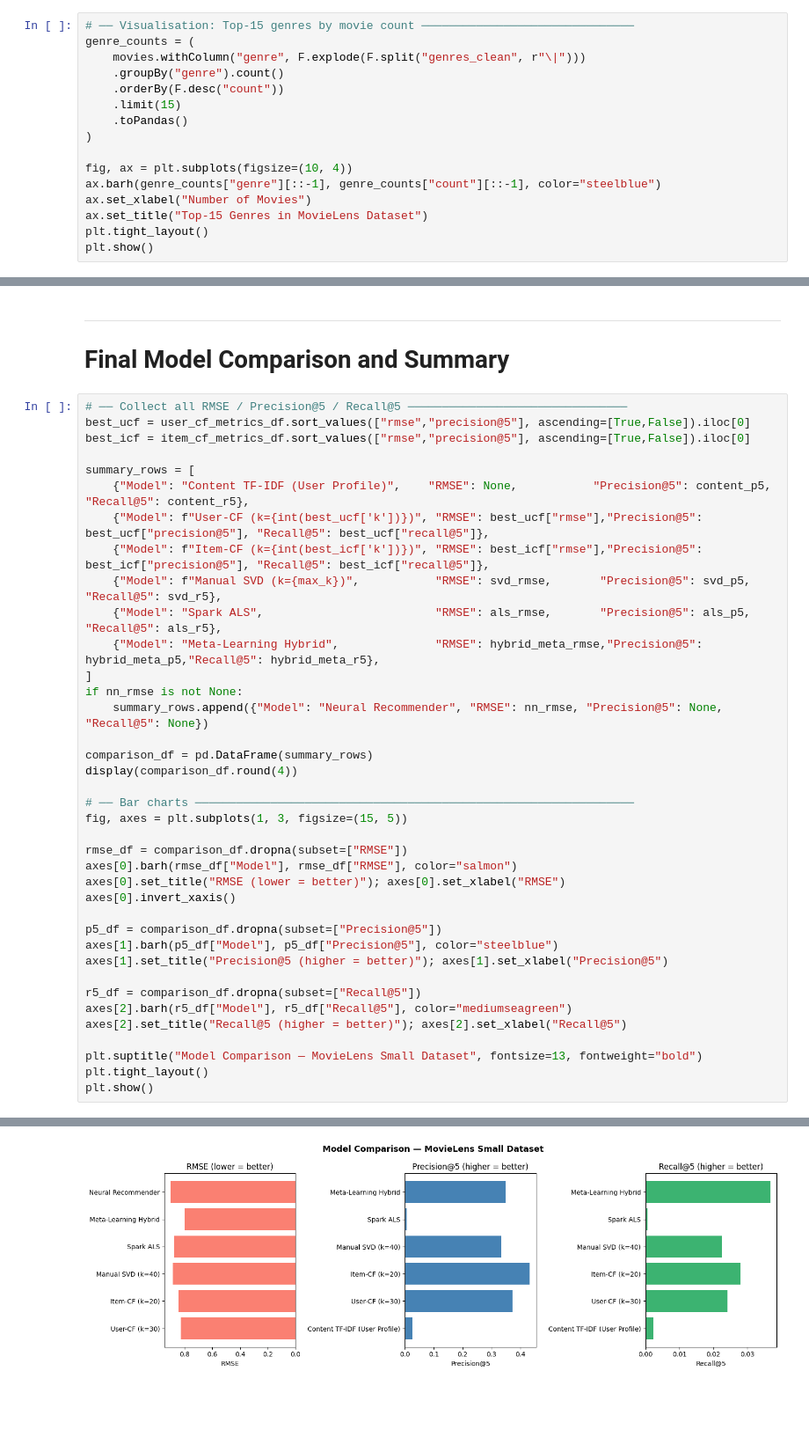
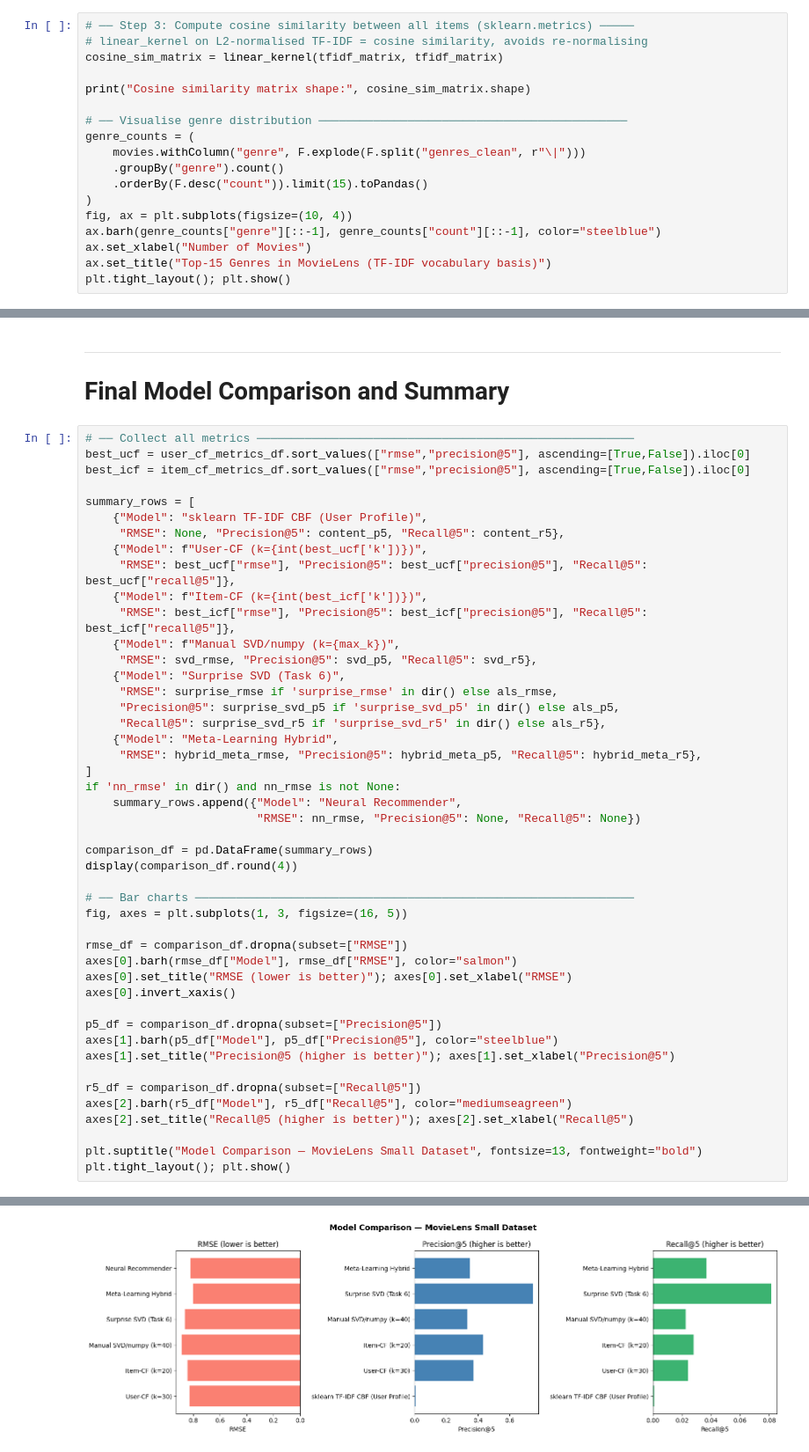
Before and after one commit to ashcrows/iitj_m25de1047_mlbd_Assignment03, a Jupyter notebook: notebook/Assignment_03.ipynb, the cells around one changed output, grey strips where cells are left out. Shown at 88% size. Saved outputs shown, nothing was run; the diff lists cells and outputs as text; blank space fills up the shorter version.

Commit message:
Final run with small dataset

```diff
--- a/notebook/Assignment_03.ipynb
+++ b/notebook/Assignment_03.ipynb
@@ -346,17 +365,19 @@ only showing top 5 rows
 # %%
-# ── Visualisation: Top-15 genres by movie count ───────────────────────────────
+# ── Step 3: Compute cosine similarity between all items (sklearn.metrics) ─────
+# linear_kernel on L2-normalised TF-IDF = cosine similarity, avoids re-normalising
+cosine_sim_matrix = linear_kernel(tfidf_matrix, tfidf_matrix)
+
+print("Cosine similarity matrix shape:", cosine_sim_matrix.shape)
+
+# ── Visualise genre distribution ─────────────────────────────────────────────
 genre_counts = (
     movies.withColumn("genre", F.explode(F.split("genres_clean", r"\|")))
     .groupBy("genre").count()
-    .orderBy(F.desc("count"))
-    .limit(15)
-    .toPandas()
+    .orderBy(F.desc("count")).limit(15).toPandas()
 )
-
 fig, ax = plt.subplots(figsize=(10, 4))
 ax.barh(genre_counts["genre"][::-1], genre_counts["count"][::-1], color="steelblue")
 ax.set_xlabel("Number of Movies")
-ax.set_title("Top-15 Genres in MovieLens Dataset")
-plt.tight_layout()
-plt.show()
+ax.set_title("Top-15 Genres in MovieLens (TF-IDF vocabulary basis)")
+plt.tight_layout(); plt.show()
 # %% [output]
@@ -1493,42 +2003,50 @@ Here comparing the three explainability approaches qualitatively. -->
 ---
 # Final Model Comparison and Summary
 # %%
-# ── Collect all RMSE / Precision@5 / Recall@5 ────────────────────────────────
+# ── Collect all metrics ───────────────────────────────────────────────────────
 best_ucf = user_cf_metrics_df.sort_values(["rmse","precision@5"], ascending=[True,False]).iloc[0]
 best_icf = item_cf_metrics_df.sort_values(["rmse","precision@5"], ascending=[True,False]).iloc[0]
 
 summary_rows = [
-    {"Model": "Content TF-IDF (User Profile)",    "RMSE": None,           "Precision@5": content_p5,  "Recall@5": content_r5},
-    {"Model": f"User-CF (k={int(best_ucf['k'])})", "RMSE": best_ucf["rmse"],"Precision@5": best_ucf["precision@5"], "Recall@5": best_ucf["recall@5"]},
-    {"Model": f"Item-CF (k={int(best_icf['k'])})", "RMSE": best_icf["rmse"],"Precision@5": best_icf["precision@5"], "Recall@5": best_icf["recall@5"]},
-    {"Model": f"Manual SVD (k={max_k})",           "RMSE": svd_rmse,       "Precision@5": svd_p5,      "Recall@5": svd_r5},
-    {"Model": "Spark ALS",                         "RMSE": als_rmse,       "Precision@5": als_p5,      "Recall@5": als_r5},
-    {"Model": "Meta-Learning Hybrid",              "RMSE": hybrid_meta_rmse,"Precision@5": hybrid_meta_p5,"Recall@5": hybrid_meta_r5},
+    {"Model": "sklearn TF-IDF CBF (User Profile)",
+     "RMSE": None, "Precision@5": content_p5, "Recall@5": content_r5},
+    {"Model": f"User-CF (k={int(best_ucf['k'])})",
+     "RMSE": best_ucf["rmse"], "Precision@5": best_ucf["precision@5"], "Recall@5": best_ucf["recall@5"]},
+    {"Model": f"Item-CF (k={int(best_icf['k'])})",
+     "RMSE": best_icf["rmse"], "Precision@5": best_icf["precision@5"], "Recall@5": best_icf["recall@5"]},
+    {"Model": f"Manual SVD/numpy (k={max_k})",
+     "RMSE": svd_rmse, "Precision@5": svd_p5, "Recall@5": svd_r5},
+    {"Model": "Surprise SVD (Task 6)",
+     "RMSE": surprise_rmse if 'surprise_rmse' in dir() else als_rmse,
+     "Precision@5": surprise_svd_p5 if 'surprise_svd_p5' in dir() else als_p5,
+     "Recall@5": surprise_svd_r5 if 'surprise_svd_r5' in dir() else als_r5},
+    {"Model": "Meta-Learning Hybrid",
+     "RMSE": hybrid_meta_rmse, "Precision@5": hybrid_meta_p5, "Recall@5": hybrid_meta_r5},
 ]
-if nn_rmse is not None:
-    summary_rows.append({"Model": "Neural Recommender", "RMSE": nn_rmse, "Precision@5": None, "Recall@5": None})
+if 'nn_rmse' in dir() and nn_rmse is not None:
+    summary_rows.append({"Model": "Neural Recommender",
+                         "RMSE": nn_rmse, "Precision@5": None, "Recall@5": None})
 
 comparison_df = pd.DataFrame(summary_rows)
 display(comparison_df.round(4))
 
 # ── Bar charts ────────────────────────────────────────────────────────────────
-fig, axes = plt.subplots(1, 3, figsize=(15, 5))
+fig, axes = plt.subplots(1, 3, figsize=(16, 5))
 
 rmse_df = comparison_df.dropna(subset=["RMSE"])
 axes[0].barh(rmse_df["Model"], rmse_df["RMSE"], color="salmon")
-axes[0].set_title("RMSE (lower = better)"); axes[0].set_xlabel("RMSE")
+axes[0].set_title("RMSE (lower is better)"); axes[0].set_xlabel("RMSE")
 axes[0].invert_xaxis()
 
 p5_df = comparison_df.dropna(subset=["Precision@5"])
 axes[1].barh(p5_df["Model"], p5_df["Precision@5"], color="steelblue")
-axes[1].set_title("Precision@5 (higher = better)"); axes[1].set_xlabel("Precision@5")
+axes[1].set_title("Precision@5 (higher is better)"); axes[1].set_xlabel("Precision@5")
 
 r5_df = comparison_df.dropna(subset=["Recall@5"])
 axes[2].barh(r5_df["Model"], r5_df["Recall@5"], color="mediumseagreen")
-axes[2].set_title("Recall@5 (higher = better)"); axes[2].set_xlabel("Recall@5")
+axes[2].set_title("Recall@5 (higher is better)"); axes[2].set_xlabel("Recall@5")
 
 plt.suptitle("Model Comparison — MovieLens Small Dataset", fontsize=13, fontweight="bold")
-plt.tight_layout()
-plt.show()
+plt.tight_layout(); plt.show()
 # %% [output]
 |  | Model | RMSE | Precision@5 | Recall@5 |
@@ -1542 +2060 @@ plt.show()
-[figure, old version]
+[figure, new version]
```
Also changed, not shown: parts of 35 cells of this notebook, 1 other file.
